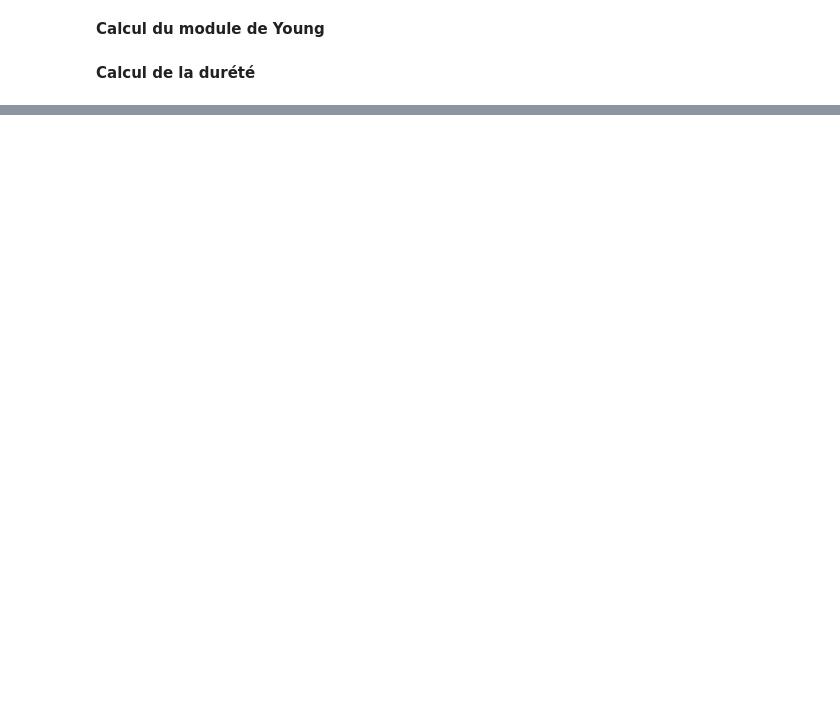
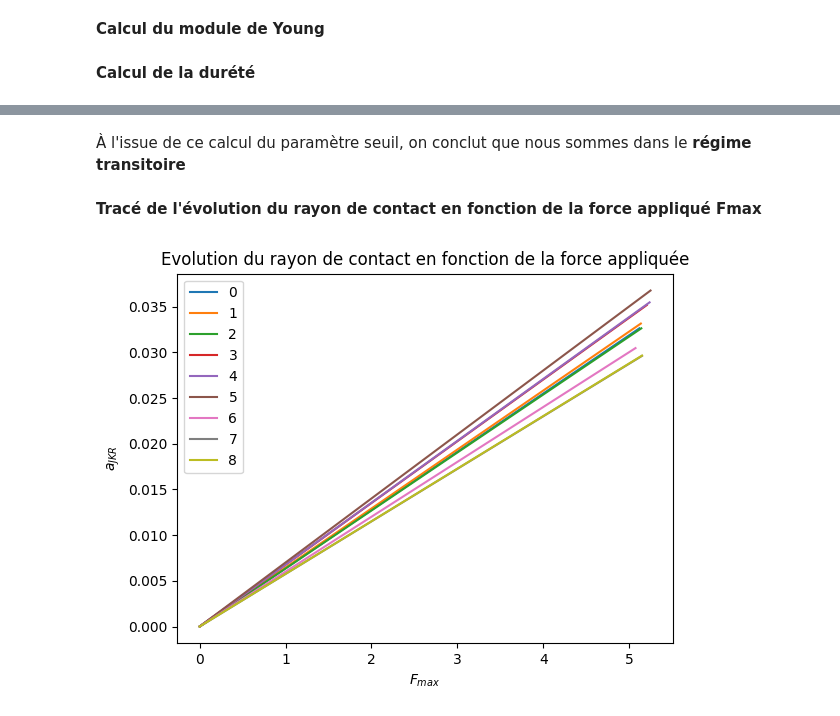
Before and after one commit to tiffank1802/ENISE, a Jupyter notebook: tribologie/DM4/app.ipynb, the cells around one changed output, grey strips where cells are left out. Cells and saved outputs as stored; diff of their text form; code cells hidden in the pictures; blank space fills up the shorter version.

```diff
--- a/tribologie/DM4/app.ipynb
+++ b/tribologie/DM4/app.ipynb
@@ -51,0 +186,3 @@ Hbk=np.max(data[:,1])/Ac
+# %%
+df.Fadh_mN=abs(df.Fadh_mN)
+df["rayon_JKR"]=((3/4)*(df.Rayon_ind_mm*1e-3/df.E_hertz)*(df.Fmax_mN*1e-3+2*abs(df.Fadh_mN)*1e-3+2*(df.Fadh_mN*1e-3*2*(abs(df.Fadh_mN)*1e-3+df.Fmax_mN*1e-3)**.5)))**(1/3);df.rayon_JKR
@@ -51,0 +202,2 @@ Hbk=np.max(data[:,1])/Ac
+# %%
+df["E_adhesion"]=((df.Raideur_K_N_m**3)/(6*df.Rayon_ind_mm*1e-6*(df.Fmax_mN+2*abs(df.Fadh_mN)+2*(df.Fadh_mN*(df.Fmax_mN+abs(df.Fadh_mN)))**.5)))**.5;df.E_adhesion
@@ -51,0 +217,2 @@ Hbk=np.max(data[:,1])/Ac
+# %%
+df["F_tot_adh_mN"]=df.Fmax_mN+2*df.Fadh_mN+(4*df.Fadh_mN*df.Fmax_mN+(2*df.Fadh_mN)**2)**.5;df.F_tot_adh_mN
@@ -51,0 +232,3 @@ Hbk=np.max(data[:,1])/Ac
+# %%
+z0=.3
+df["seuil_JKR"]=(df.Fadh_mN*1e-3/((3/2)*np.pi)/(df.E_adhesion**2*z0**3))**(1/3);df.seuil_JKR
@@ -51,0 +246,14 @@ Hbk=np.max(data[:,1])/Ac
+# %% [markdown]
+À l'issue de ce calcul du paramètre seuil, on conclut que nous sommes dans le **régime transitoire**
+# %% [markdown]
+**Tracé de l'évolution du rayon de contact en fonction de la force appliqué Fmax**
+# %%
+ax1=plt.axes()
+ax1.plot(np.linspace(0,df.Fmax_mN,100),np.linspace(0,df.rayon_JKR,100),label=[i for i in range(9)])
+
+ax1.set_xlabel("$F_{max}$")
+ax1.set_ylabel("$a_{JKR}$")
+ax1.set_title("Evolution du rayon de contact en fonction de la force appliquée")
+ax1.legend();
+# %% [output]
+[figure, added]
```
Also changed, not shown: parts of 27 cells of this notebook, 14 other files.
